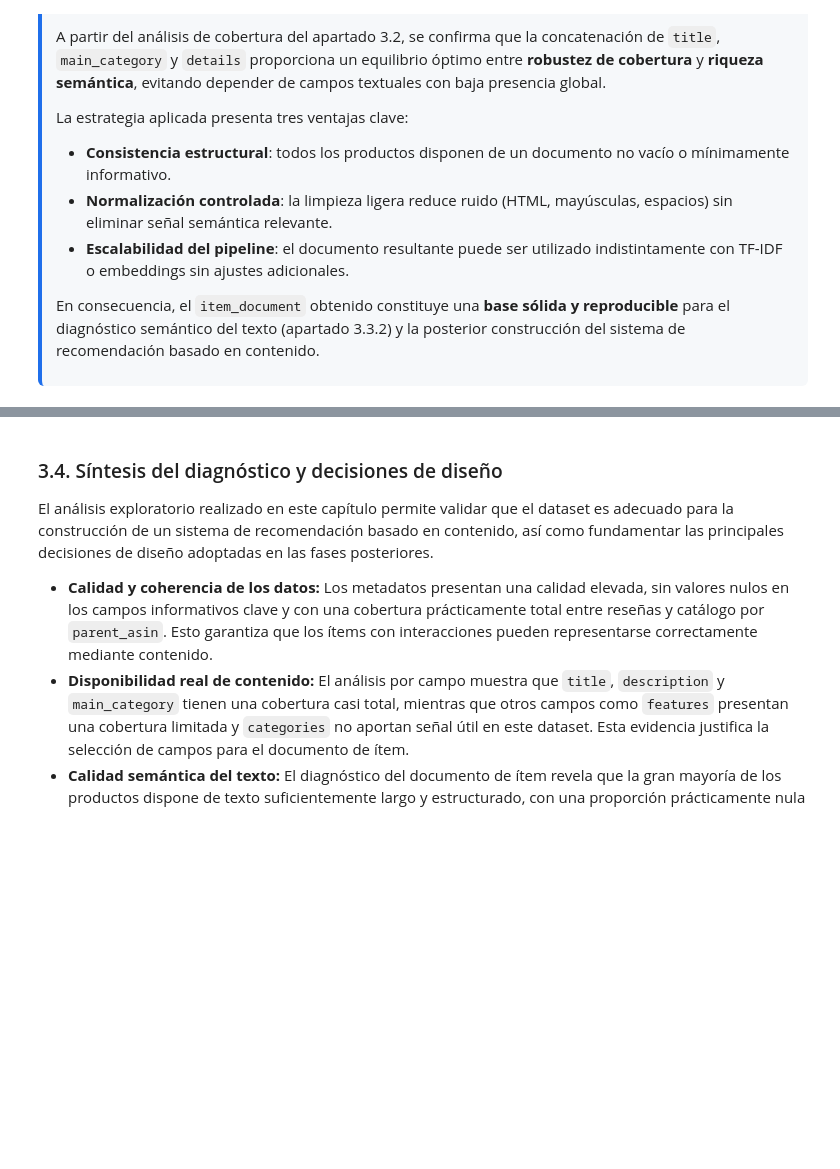
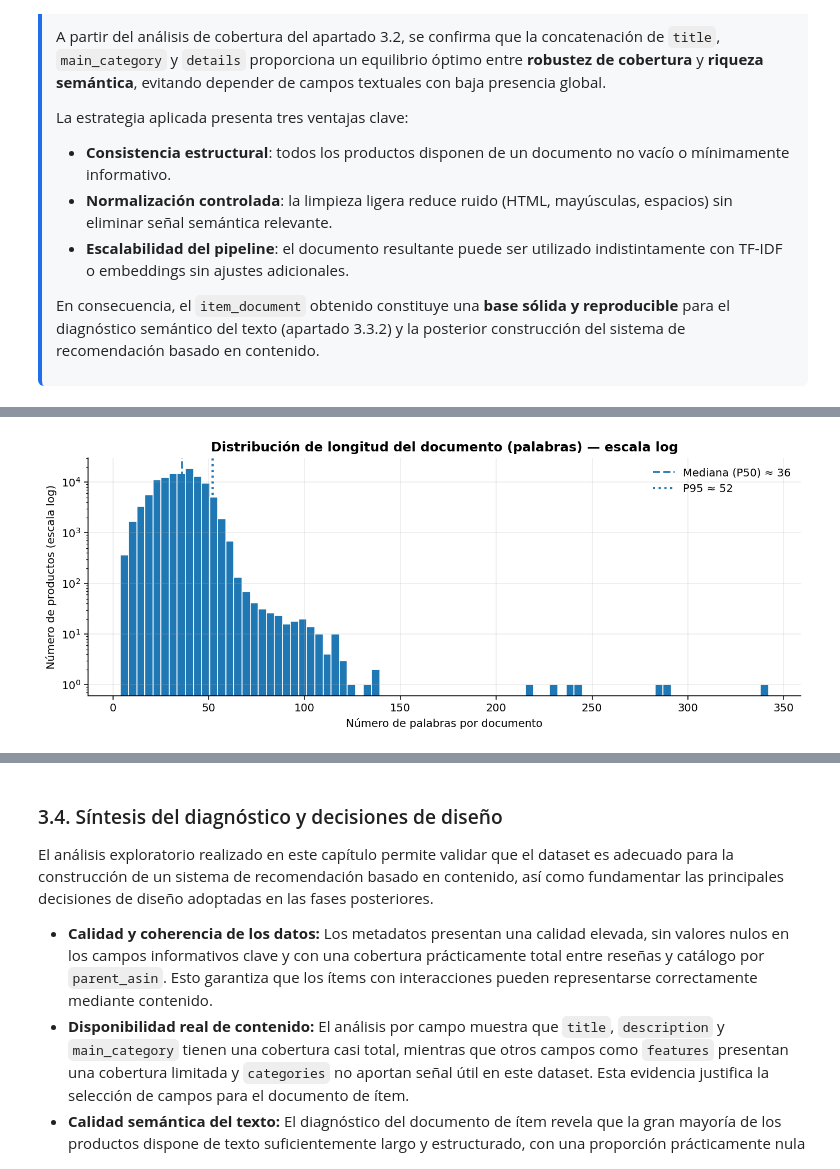
Before and after one commit to jwyangyin/TFM, a Jupyter notebook: TFM_Notebook_2_(Master_Data_Science)_Sistema_de_recomendación_basado_en_contenido_(Content_Based_Filtering).ipynb, the cells around one changed output, grey strips where cells are left out. Drawn from its saved outputs; the diff is of its cells as text; code cells hidden in the pictures; blank space fills up the shorter version.

```diff
--- a/TFM_Notebook_2_(Master_Data_Science)_Sistema_de_recomendación_basado_en_contenido_(Content_Based_Filtering).ipynb
+++ b/TFM_Notebook_2_(Master_Data_Science)_Sistema_de_recomendación_basado_en_contenido_(Content_Based_Filtering).ipynb
@@ -1099,0 +994,34 @@ display(items_content.head(3))
+# %%
+# ===============================
+# Figura 2: Longitud del documento (palabras) — escala log (estilo mejorado):
+# ===============================
+
+import numpy as np
+import matplotlib.pyplot as plt
+
+x = items_doc["doc_len_words"].dropna().astype(int)
+
+p50 = np.percentile(x, 50)
+p95 = np.percentile(x, 95)
+
+plt.figure(figsize=(10, 4), dpi=140)
+
+# En log es mejor NO recortar tanto: muestra la cola, pero puedes usar p99 si quieres
+plt.hist(x, bins=80, edgecolor="white", linewidth=0.8)
+
+plt.yscale("log")
+plt.axvline(p50, linestyle="--", linewidth=1.8, label=f"Mediana (P50) ≈ {p50:.0f}")
+plt.axvline(p95, linestyle=":", linewidth=2.0, label=f"P95 ≈ {p95:.0f}")
+
+plt.title("Distribución de longitud del documento (palabras) — escala log", fontweight="bold")
+plt.xlabel("Número de palabras por documento")
+plt.ylabel("Número de productos (escala log)")
+plt.grid(True, axis="y", alpha=0.25)
+for spine in ["top", "right"]:
+    plt.gca().spines[spine].set_visible(False)
+
+plt.legend(frameon=False)
+plt.tight_layout()
+plt.show()
+# %% [output]
+[figure, added]
```
Also changed, not shown: parts of 21 cells of this notebook.
